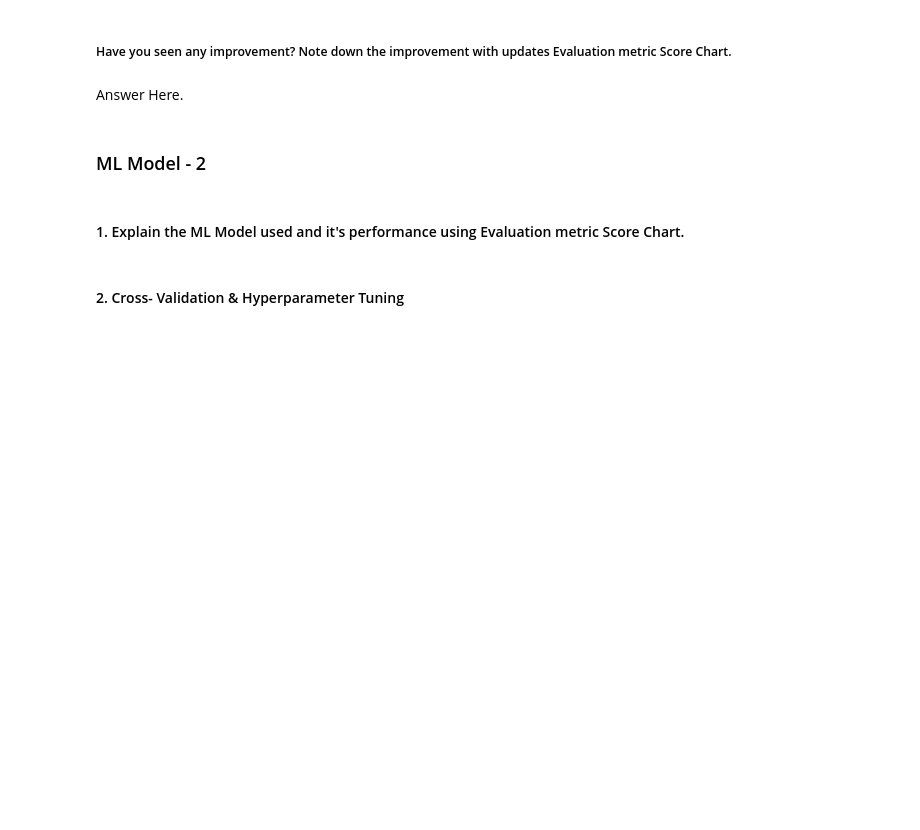
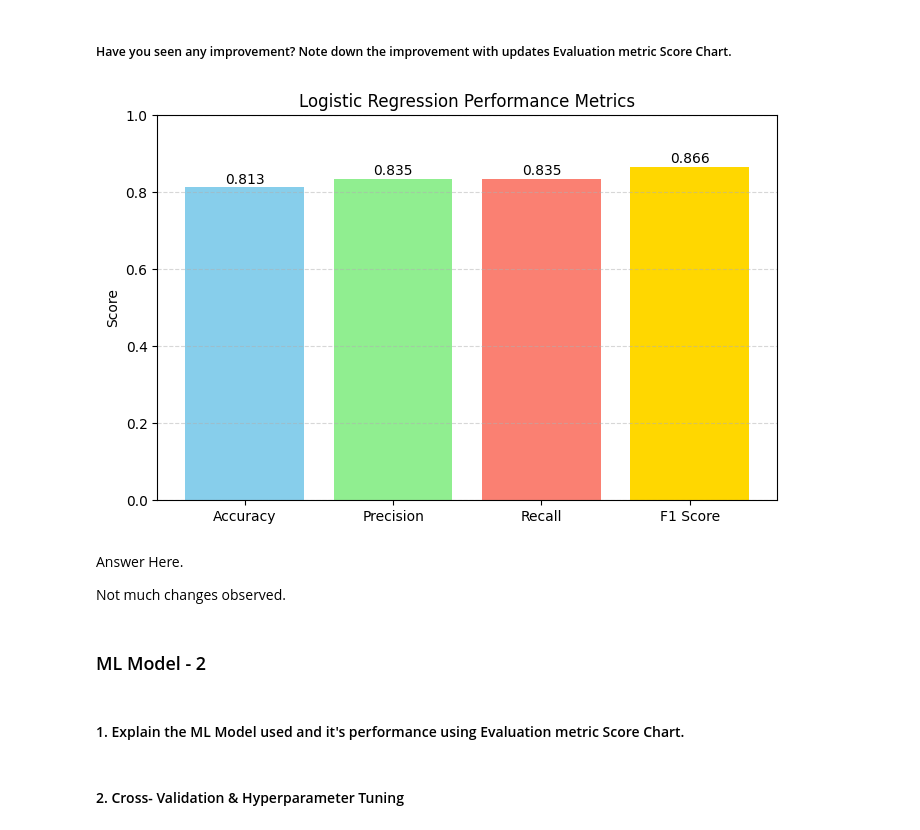
Before and after one commit to kushtagra7/hotel_reservation_classification, a Jupyter notebook: hotel_reservation_classification.ipynb, the cells around one changed output. Saved outputs shown, nothing was run; the diff lists cells and outputs as text; code cells hidden in the pictures; blank space fills up the shorter version.

```diff
--- a/hotel_reservation_classification.ipynb
+++ b/hotel_reservation_classification.ipynb
@@ -1253,0 +1373,18 @@ I used an 80:20 train-test split, where 80% of the data was used for training th
+# %%
+from sklearn.metrics import accuracy_score, precision_score, recall_score, f1_score, confusion_matrix, classification_report
+
+print("Training Accuracy :", accuracy_score(y_train, train_pred))
+AA=accuracy_score(y_test, test_pred)
+print("Testing Accuracy  :", AA)
+PS=precision_score(y_test, test_pred)
+print("Precision         :", PS)
+RS=precision_score(y_test, test_pred)
+print("Recall            :", RS)
+F1=f1_score(y_test, test_pred)
+print("F1 Score          :", F1)
+
+print("\nConfusion Matrix")
+print(confusion_matrix(y_test, test_pred))
+
+print("\nClassification Report")
+print(classification_report(y_test, test_pred))
@@ -1258,6 +1417,36 @@ Answer Here.
 # %% [markdown]
 ##### Have you seen any improvement? Note down the improvement with updates Evaluation metric Score Chart.
+# %%
+# Visualizing evaluation Metric Score chart
+import matplotlib.pyplot as plt
+
+scores = [AA, PS, RS, F1]
+labels = ['Accuracy', 'Precision', 'Recall', 'F1 Score']
+
+plt.figure(figsize=(8,5))
+
+bars = plt.bar(labels, scores, color=['skyblue','lightgreen','salmon','gold'])
+
+plt.ylim(0, 1)
+plt.ylabel("Score")
+plt.title("Logistic Regression Performance Metrics")
+
+for bar in bars:
+    plt.text(
+        bar.get_x() + bar.get_width()/2,
+        bar.get_height() + 0.01,
+        f'{bar.get_height():.3f}',
+        ha='center',
+        fontsize=10
+    )
+
+plt.grid(axis='y', linestyle='--', alpha=0.5)
+plt.show()
+# %% [output]
+[figure, added]
 # %% [markdown]
 Answer Here.
+
+Not much changes observed.
 # %% [markdown]
 ### ML Model - 2
```
Also changed, not shown: parts of 13 cells of this notebook.
